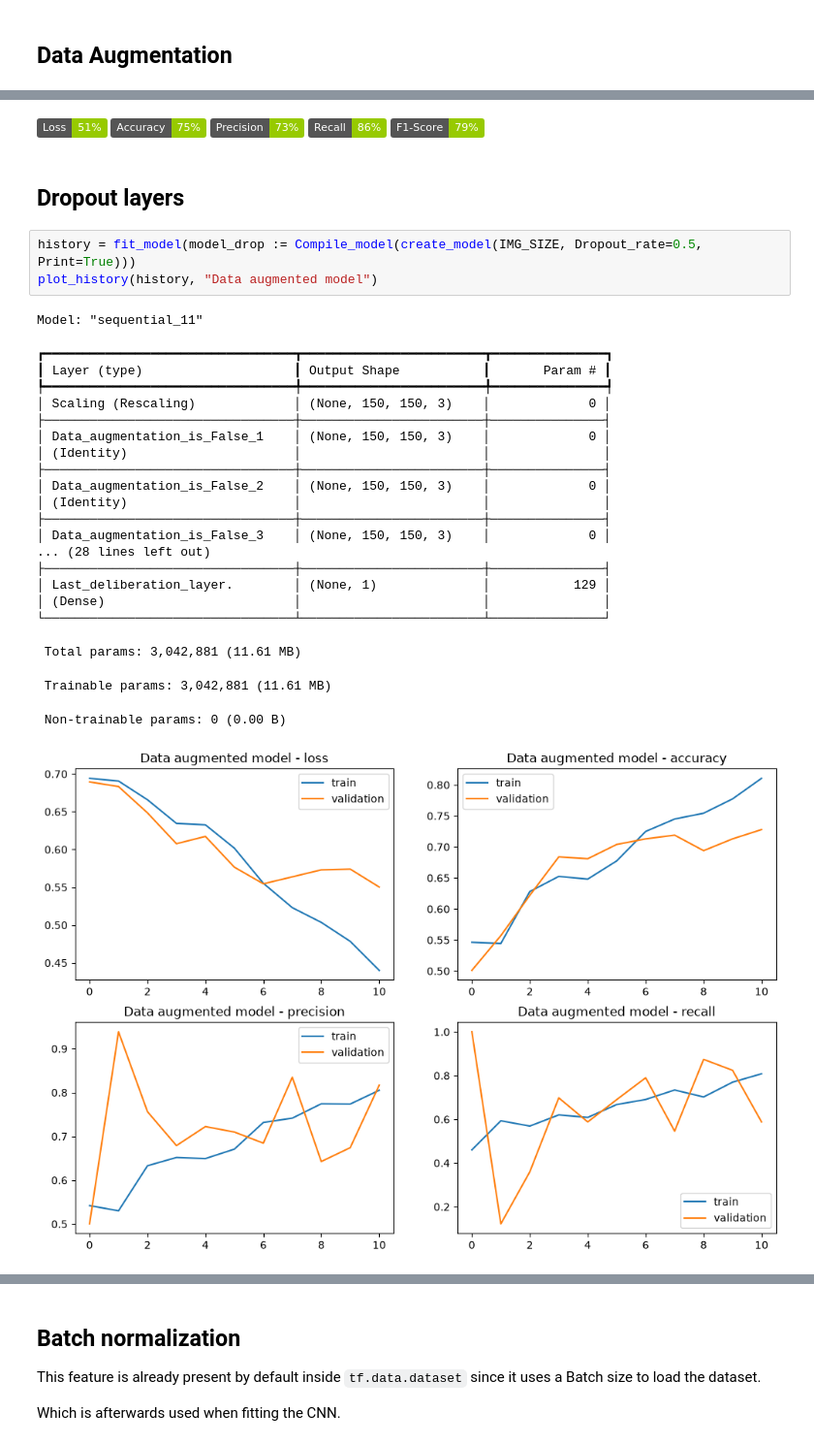
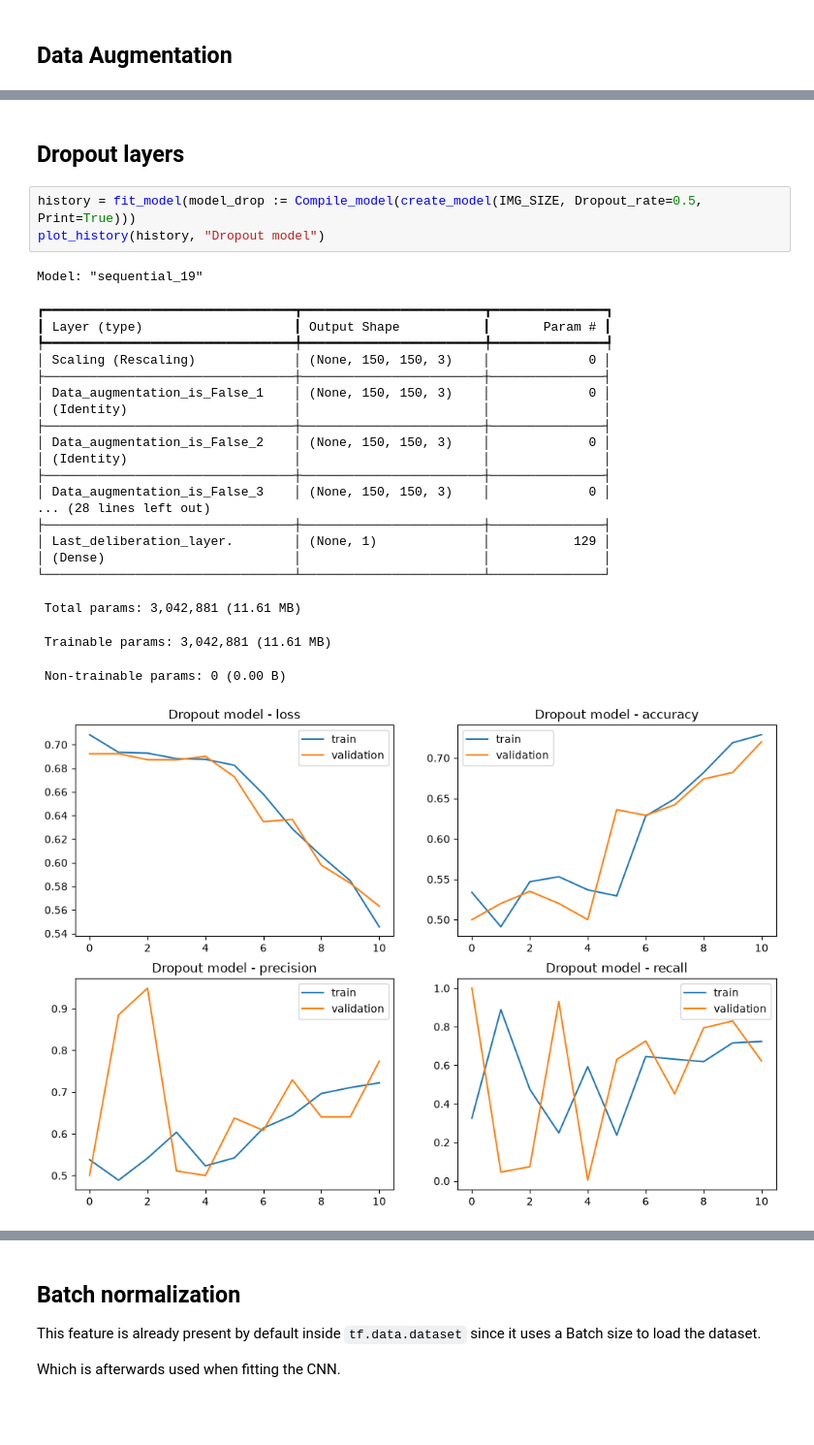
Before and after one commit to AlexisLaf/SimpleCNN_Classifier, a Jupyter notebook: CNN.ipynb, the cells around one changed output, grey strips where cells are left out. Shown at 97% size. Cells and saved outputs as stored; diff of their text form; badges without logos; blank space fills up the shorter version.

```diff
--- a/CNN.ipynb
+++ b/CNN.ipynb
@@ -494,37 +478,31 @@ Test F1-score: 0.7907
-# %% [markdown]
-![Static Badge](https://img.shields.io/badge/Loss-51%25-green)
-![Static Badge](https://img.shields.io/badge/Accuracy-75%25-green)
-![Static Badge](https://img.shields.io/badge/Precision-73%25-green)
-![Static Badge](https://img.shields.io/badge/Recall-86%25-green)
-![Static Badge](https://img.shields.io/badge/F1--Score-79%25-green)
 # %% [markdown]
 ## Dropout layers
 # %%
 history = fit_model(model_drop := Compile_model(create_model(IMG_SIZE, Dropout_rate=0.5, Print=True)))
-plot_history(history, "Data augmented model")
+plot_history(history, "Dropout model")
 # %% [output]
-Model: "sequential_11"
+Model: "sequential_19"
 ┏━━━━━━━━━━━━━━━━━━━━━━━━━━━━━━━━━┳━━━━━━━━━━━━━━━━━━━━━━━━┳━━━━━━━━━━━━━━━┓
 ┃ Layer (type)                    ┃ Output Shape           ┃       Param # ┃
 ┡━━━━━━━━━━━━━━━━━━━━━━━━━━━━━━━━━╇━━━━━━━━━━━━━━━━━━━━━━━━╇━━━━━━━━━━━━━━━┩
 │ Scaling (Rescaling)             │ (None, 150, 150, 3)    │             0 │
 ├─────────────────────────────────┼────────────────────────┼───────────────┤
 │ Data_augmentation_is_False_1    │ (None, 150, 150, 3)    │             0 │
 │ (Identity)                      │                        │               │
 ├─────────────────────────────────┼────────────────────────┼───────────────┤
 │ Data_augmentation_is_False_2    │ (None, 150, 150, 3)    │             0 │
 │ (Identity)                      │                        │               │
 ├─────────────────────────────────┼────────────────────────┼───────────────┤
 │ Data_augmentation_is_False_3    │ (None, 150, 150, 3)    │             0 │
 ... (28 lines left out)
 ├─────────────────────────────────┼────────────────────────┼───────────────┤
 │ Last_deliberation_layer.        │ (None, 1)              │           129 │
 │ (Dense)                         │                        │               │
 └─────────────────────────────────┴────────────────────────┴───────────────┘
  Total params: 3,042,881 (11.61 MB)
  Trainable params: 3,042,881 (11.61 MB)
  Non-trainable params: 0 (0.00 B)
-[figure, old version]
+[figure, new version]
 # %%
 Full_evaluation(model_drop, Print=True)
 # %% [output]
```
Also changed, not shown: parts of 22 cells of this notebook, 4 other files.
